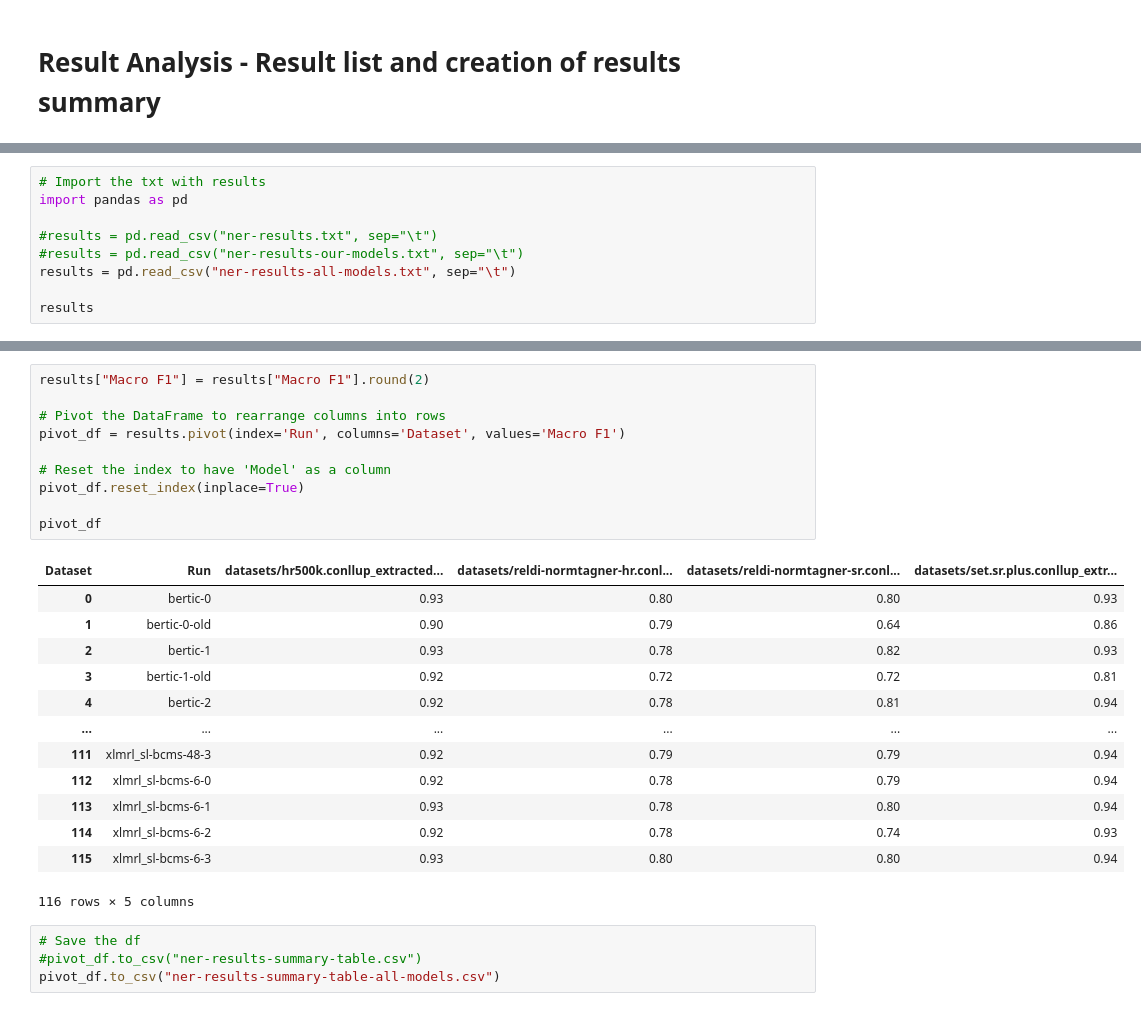
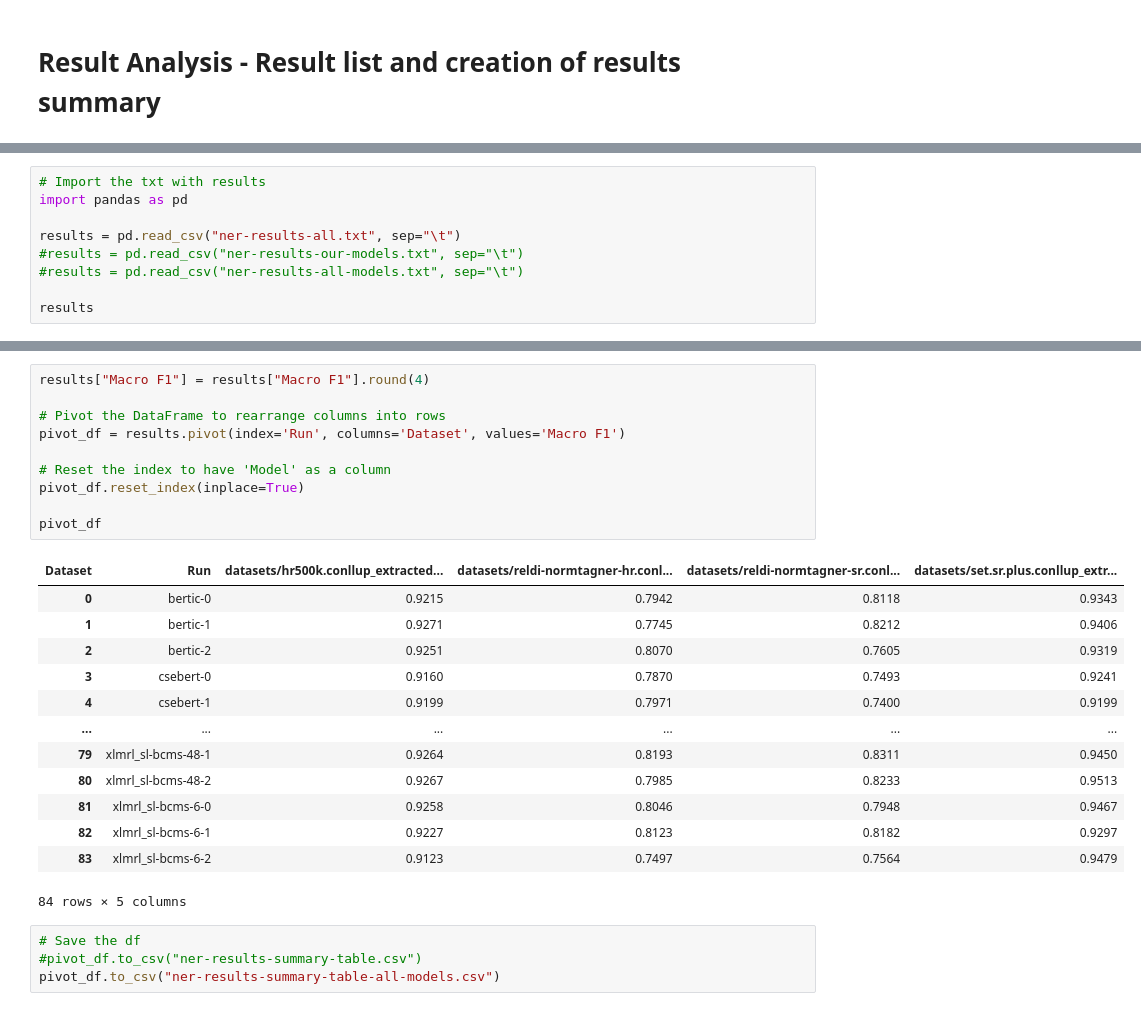
Before and after one commit to TajaKuzman/NER-recognition, a Jupyter notebook: ner-classification.ipynb, the cells around one changed output, grey strips where cells are left out. Cells and saved outputs as stored; diff of their text form.

```diff
--- a/ner-classification.ipynb
+++ b/ner-classification.ipynb
@@ -124,9 +124,9 @@ with open("ner-results-custom.txt", "w") as file:
 # Import the txt with results
 import pandas as pd
 
-#results = pd.read_csv("ner-results.txt", sep="\t")
+results = pd.read_csv("ner-results-all.txt", sep="\t")
 #results = pd.read_csv("ner-results-our-models.txt", sep="\t")
-results = pd.read_csv("ner-results-all-models.txt", sep="\t")
+#results = pd.read_csv("ner-results-all-models.txt", sep="\t")
 
 results
 # %% [output]
@@ -146,27 +150,27 @@ results
 # %%
-results["Macro F1"] = results["Macro F1"].round(2)
+results["Macro F1"] = results["Macro F1"].round(4)
 
 # Pivot the DataFrame to rearrange columns into rows
 pivot_df = results.pivot(index='Run', columns='Dataset', values='Macro F1')
 
 # Reset the index to have 'Model' as a column
 pivot_df.reset_index(inplace=True)
 
 pivot_df
 # %% [output]
 | Dataset | Run | datasets/hr500k.conllup_extracted... | datasets/reldi-normtagner-hr.conl... | datasets/reldi-normtagner-sr.conl... | datasets/set.sr.plus.conllup_extr... |
-| 0 | bertic-0 | 0.93 | 0.80 | 0.80 | 0.93 |
-| 1 | bertic-0-old | 0.90 | 0.79 | 0.64 | 0.86 |
-| 2 | bertic-1 | 0.93 | 0.78 | 0.82 | 0.93 |
-| 3 | bertic-1-old | 0.92 | 0.72 | 0.72 | 0.81 |
-| 4 | bertic-2 | 0.92 | 0.78 | 0.81 | 0.94 |
+| 0 | bertic-0 | 0.9215 | 0.7942 | 0.8118 | 0.9343 |
+| 1 | bertic-1 | 0.9271 | 0.7745 | 0.8212 | 0.9406 |
+| 2 | bertic-2 | 0.9251 | 0.8070 | 0.7605 | 0.9319 |
+| 3 | csebert-0 | 0.9160 | 0.7870 | 0.7493 | 0.9241 |
+| 4 | csebert-1 | 0.9199 | 0.7971 | 0.7400 | 0.9199 |
 | ... | ... | ... | ... | ... | ... |
-| 111 | xlmrl_sl-bcms-48-3 | 0.92 | 0.79 | 0.79 | 0.94 |
-| 112 | xlmrl_sl-bcms-6-0 | 0.92 | 0.78 | 0.79 | 0.94 |
-| 113 | xlmrl_sl-bcms-6-1 | 0.93 | 0.78 | 0.80 | 0.94 |
-| 114 | xlmrl_sl-bcms-6-2 | 0.92 | 0.78 | 0.74 | 0.93 |
-| 115 | xlmrl_sl-bcms-6-3 | 0.93 | 0.80 | 0.80 | 0.94 |
+| 79 | xlmrl_sl-bcms-48-1 | 0.9264 | 0.8193 | 0.8311 | 0.9450 |
+| 80 | xlmrl_sl-bcms-48-2 | 0.9267 | 0.7985 | 0.8233 | 0.9513 |
+| 81 | xlmrl_sl-bcms-6-0 | 0.9258 | 0.8046 | 0.7948 | 0.9467 |
+| 82 | xlmrl_sl-bcms-6-1 | 0.9227 | 0.8123 | 0.8182 | 0.9297 |
+| 83 | xlmrl_sl-bcms-6-2 | 0.9123 | 0.7497 | 0.7564 | 0.9479 |
-116 rows × 5 columns
+84 rows × 5 columns
 # %%
 # Save the df
 #pivot_df.to_csv("ner-results-summary-table.csv")
```
Also changed, not shown: parts of 10 cells of this notebook, 29 other files.
